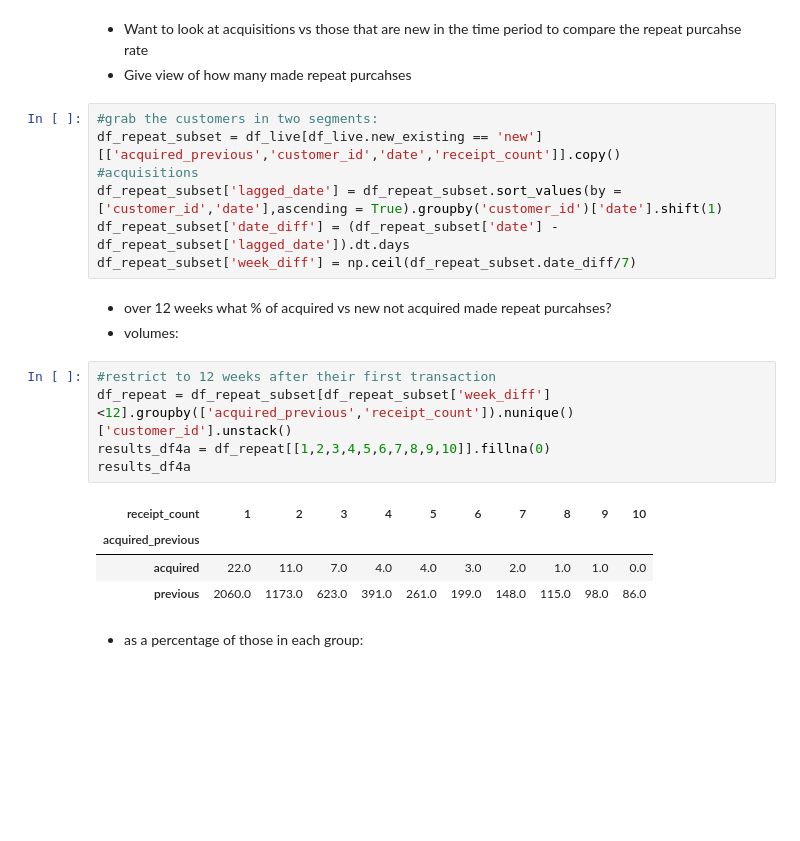
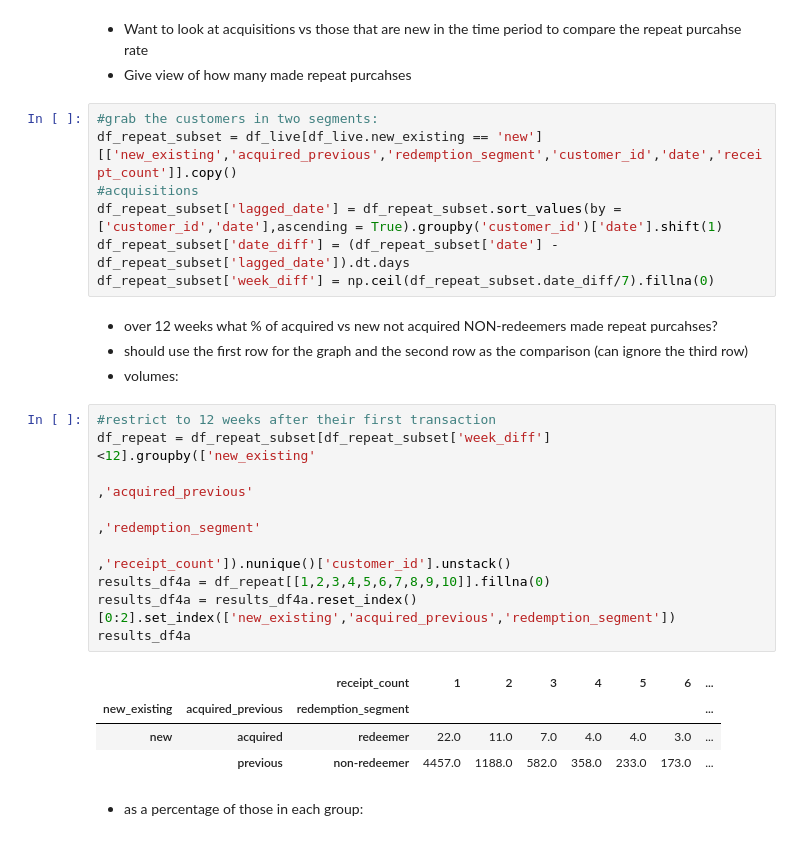
Before and after one commit to tryflux/adhoc-analysis, a Jupyter notebook: src/insights_product/offers_new_customers/metrics_results.ipynb, the cells around one changed output. Cells and saved outputs as stored; diff of their text form; blank space fills up the shorter version.

```diff
--- a/src/insights_product/offers_new_customers/metrics_results.ipynb
+++ b/src/insights_product/offers_new_customers/metrics_results.ipynb
@@ -366,24 +384,29 @@ results_df3
 - Give view of how many made repeat purcahses
 # %%
 #grab the customers in two segments:
-df_repeat_subset = df_live[df_live.new_existing == 'new'][['acquired_previous','customer_id','date','receipt_count']].copy()
+df_repeat_subset = df_live[df_live.new_existing == 'new'][['new_existing','acquired_previous','redemption_segment','customer_id','date','receipt_count']].copy()
 #acquisitions
 df_repeat_subset['lagged_date'] = df_repeat_subset.sort_values(by = ['customer_id','date'],ascending = True).groupby('customer_id')['date'].shift(1)
 df_repeat_subset['date_diff'] = (df_repeat_subset['date'] - df_repeat_subset['lagged_date']).dt.days
-df_repeat_subset['week_diff'] = np.ceil(df_repeat_subset.date_diff/7)
+df_repeat_subset['week_diff'] = np.ceil(df_repeat_subset.date_diff/7).fillna(0)
 # %% [markdown]
-- over 12 weeks what % of acquired vs new not acquired made repeat purcahses?
+- over 12 weeks what % of acquired vs new not acquired NON-redeemers made repeat purcahses?
+- should use the first row for the graph and the second row as the comparison (can ignore the third row)
 - volumes:
 # %%
 #restrict to 12 weeks after their first transaction
-df_repeat = df_repeat_subset[df_repeat_subset['week_diff']<12].groupby(['acquired_previous','receipt_count']).nunique()['customer_id'].unstack()
+df_repeat = df_repeat_subset[df_repeat_subset['week_diff']<12].groupby(['new_existing'
+                                                                        ,'acquired_previous'
+                                                                        ,'redemption_segment'
+                                                                        ,'receipt_count']).nunique()['customer_id'].unstack()
 results_df4a = df_repeat[[1,2,3,4,5,6,7,8,9,10]].fillna(0)
+results_df4a = results_df4a.reset_index()[0:2].set_index(['new_existing','acquired_previous','redemption_segment'])
 results_df4a
 # %% [output]
-| receipt_count | 1 | 2 | 3 | 4 | 5 | 6 | 7 | 8 | 9 | 10 |
-| acquired_previous |  |  |  |  |  |  |  |  |  |  |
-| acquired | 22.0 | 11.0 | 7.0 | 4.0 | 4.0 | 3.0 | 2.0 | 1.0 | 1.0 | 0.0 |
-| previous | 2060.0 | 1173.0 | 623.0 | 391.0 | 261.0 | 199.0 | 148.0 | 115.0 | 98.0 | 86.0 |
+|  |  | receipt_count | 1 | 2 | 3 | 4 | 5 | 6 | ... |
+| new_existing | acquired_previous | redemption_segment |  |  |  |  |  |  | ... |
+| new | acquired | redeemer | 22.0 | 11.0 | 7.0 | 4.0 | 4.0 | 3.0 | ... |
+|  | previous | non-redeemer | 4457.0 | 1188.0 | 582.0 | 358.0 | 233.0 | 173.0 | ... |
 # %% [markdown]
 - as a percentage of those in each group:
 # %%
```
Also changed, not shown: parts of 46 cells of this notebook.
